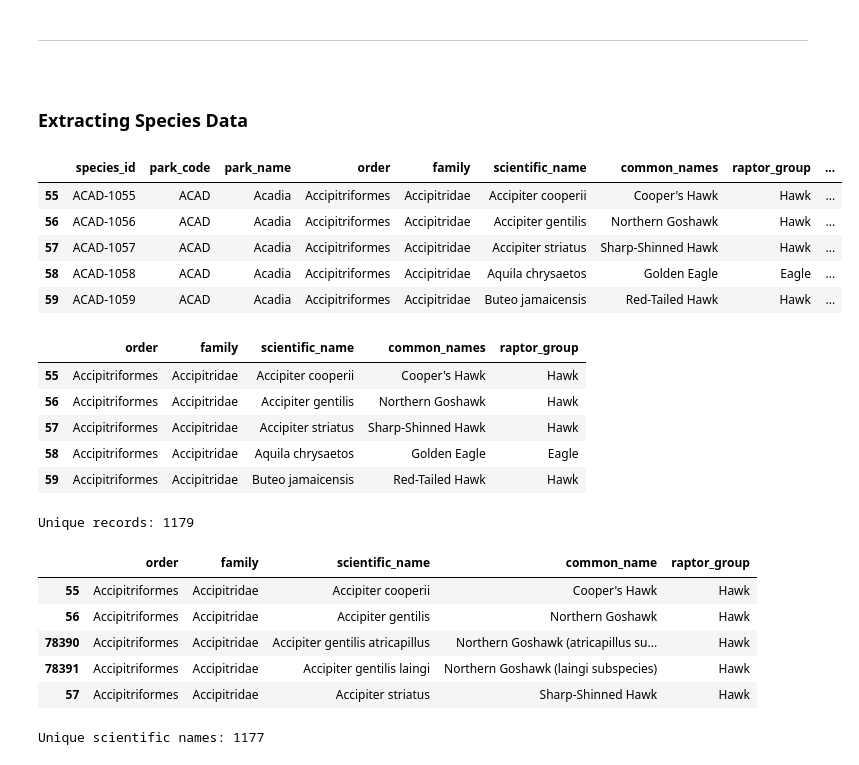
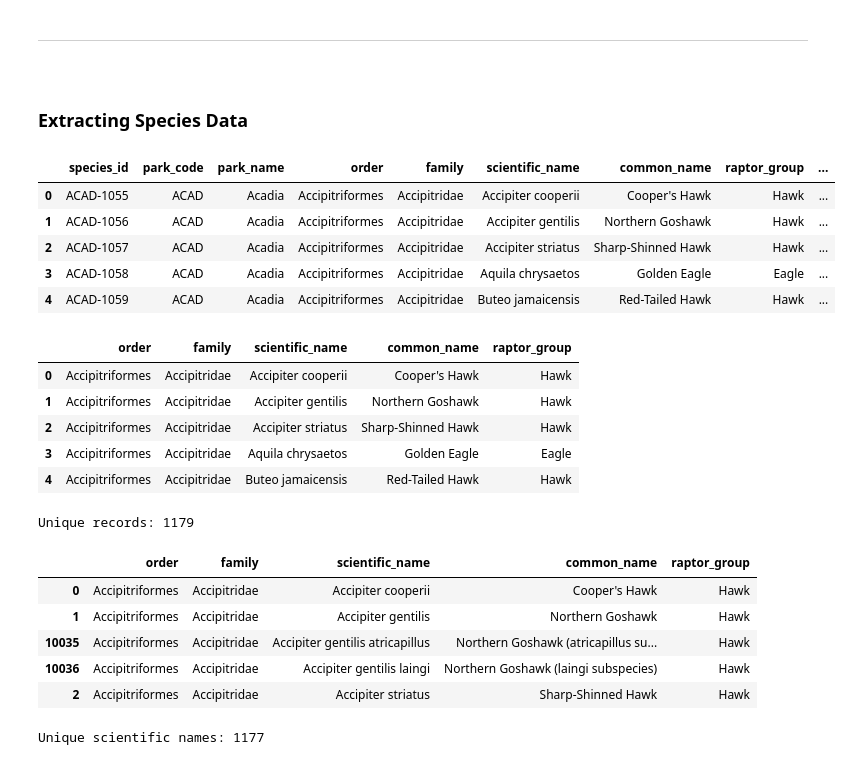
Before and after one commit to pineapple-bois/USNationalParks, a Jupyter notebook: DatabaseCreation.ipynb, the cells around one changed output. Saved outputs shown, nothing was run; the diff lists cells and outputs as text; code cells hidden in the pictures.

Commit message:
Exported records.csv and species.csv

```diff
--- a/DatabaseCreation.ipynb
+++ b/DatabaseCreation.ipynb
@@ -83,27 +84,28 @@ dtype: int64
 &nbsp;
 ### Extracting Species Data
 # %%
+birds = birds.rename(columns={'common_names': 'common_name'})
+birds = birds.reset_index(drop=True)
 birds.head()
 # %% [output]
-|  | species_id | park_code | park_name | order | family | scientific_name | common_names | raptor_group | ... |
-| 55 | ACAD-1055 | ACAD | Acadia | Accipitriformes | Accipitridae | Accipiter cooperii | Cooper's Hawk | Hawk | ... |
-| 56 | ACAD-1056 | ACAD | Acadia | Accipitriformes | Accipitridae | Accipiter gentilis | Northern Goshawk | Hawk | ... |
-| 57 | ACAD-1057 | ACAD | Acadia | Accipitriformes | Accipitridae | Accipiter striatus | Sharp-Shinned Hawk | Hawk | ... |
-| 58 | ACAD-1058 | ACAD | Acadia | Accipitriformes | Accipitridae | Aquila chrysaetos | Golden Eagle | Eagle | ... |
-| 59 | ACAD-1059 | ACAD | Acadia | Accipitriformes | Accipitridae | Buteo jamaicensis | Red-Tailed Hawk | Hawk | ... |
+|  | species_id | park_code | park_name | order | family | scientific_name | common_name | raptor_group | ... |
+| 0 | ACAD-1055 | ACAD | Acadia | Accipitriformes | Accipitridae | Accipiter cooperii | Cooper's Hawk | Hawk | ... |
+| 1 | ACAD-1056 | ACAD | Acadia | Accipitriformes | Accipitridae | Accipiter gentilis | Northern Goshawk | Hawk | ... |
+| 2 | ACAD-1057 | ACAD | Acadia | Accipitriformes | Accipitridae | Accipiter striatus | Sharp-Shinned Hawk | Hawk | ... |
+| 3 | ACAD-1058 | ACAD | Acadia | Accipitriformes | Accipitridae | Aquila chrysaetos | Golden Eagle | Eagle | ... |
+| 4 | ACAD-1059 | ACAD | Acadia | Accipitriformes | Accipitridae | Buteo jamaicensis | Red-Tailed Hawk | Hawk | ... |
 # %%
 # We create a subset DataFrame of species information only
-species = birds[['order', 'family', 'scientific_name', 'common_names', 'raptor_group']]
+species = birds[['order', 'family', 'scientific_name', 'common_name', 'raptor_group']]
 species.head()
 # %% [output]
-|  | order | family | scientific_name | common_names | raptor_group |
-| 55 | Accipitriformes | Accipitridae | Accipiter cooperii | Cooper's Hawk | Hawk |
-| 56 | Accipitriformes | Accipitridae | Accipiter gentilis | Northern Goshawk | Hawk |
-| 57 | Accipitriformes | Accipitridae | Accipiter striatus | Sharp-Shinned Hawk | Hawk |
-| 58 | Accipitriformes | Accipitridae | Aquila chrysaetos | Golden Eagle | Eagle |
-| 59 | Accipitriformes | Accipitridae | Buteo jamaicensis | Red-Tailed Hawk | Hawk |
+|  | order | family | scientific_name | common_name | raptor_group |
+| 0 | Accipitriformes | Accipitridae | Accipiter cooperii | Cooper's Hawk | Hawk |
+| 1 | Accipitriformes | Accipitridae | Accipiter gentilis | Northern Goshawk | Hawk |
+| 2 | Accipitriformes | Accipitridae | Accipiter striatus | Sharp-Shinned Hawk | Hawk |
+| 3 | Accipitriformes | Accipitridae | Aquila chrysaetos | Golden Eagle | Eagle |
+| 4 | Accipitriformes | Accipitridae | Buteo jamaicensis | Red-Tailed Hawk | Hawk |
 # %%
-species = species.rename(columns={'common_names': 'common_name'})
 species = species.drop_duplicates()
 species = species.sort_values(by='scientific_name')
 
@@ -112,11 +114,11 @@ species.head()
 # %% [output]
 Unique records: 1179
 |  | order | family | scientific_name | common_name | raptor_group |
-| 55 | Accipitriformes | Accipitridae | Accipiter cooperii | Cooper's Hawk | Hawk |
-| 56 | Accipitriformes | Accipitridae | Accipiter gentilis | Northern Goshawk | Hawk |
-| 78390 | Accipitriformes | Accipitridae | Accipiter gentilis atricapillus | Northern Goshawk (atricapillus su... | Hawk |
-| 78391 | Accipitriformes | Accipitridae | Accipiter gentilis laingi | Northern Goshawk (laingi subspecies) | Hawk |
-| 57 | Accipitriformes | Accipitridae | Accipiter striatus | Sharp-Shinned Hawk | Hawk |
+| 0 | Accipitriformes | Accipitridae | Accipiter cooperii | Cooper's Hawk | Hawk |
+| 1 | Accipitriformes | Accipitridae | Accipiter gentilis | Northern Goshawk | Hawk |
+| 10035 | Accipitriformes | Accipitridae | Accipiter gentilis atricapillus | Northern Goshawk (atricapillus su... | Hawk |
+| 10036 | Accipitriformes | Accipitridae | Accipiter gentilis laingi | Northern Goshawk (laingi subspecies) | Hawk |
+| 2 | Accipitriformes | Accipitridae | Accipiter striatus | Sharp-Shinned Hawk | Hawk |
 # %%
 unique_sci_names = species['scientific_name'].nunique()
 print(f"Unique scientific names: {unique_sci_names}")
```
Also changed, not shown: parts of 17 cells of this notebook, 2 other files.
